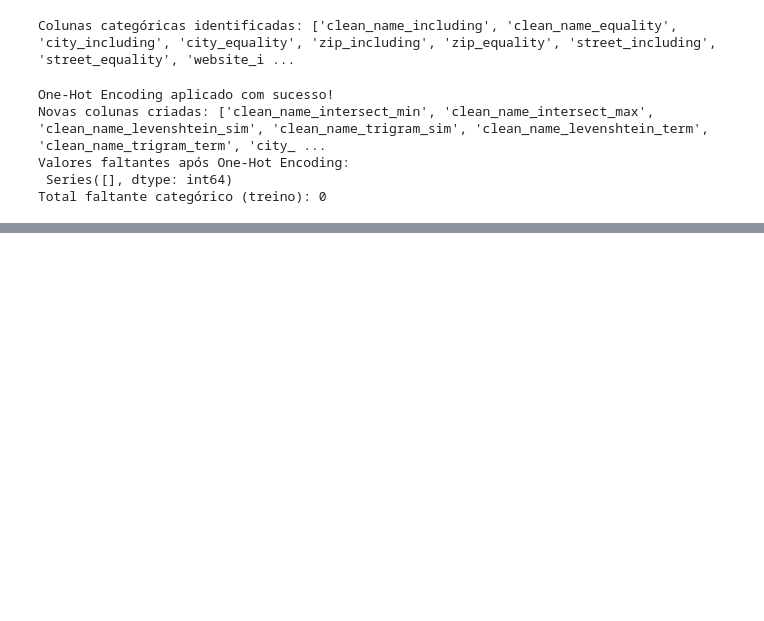
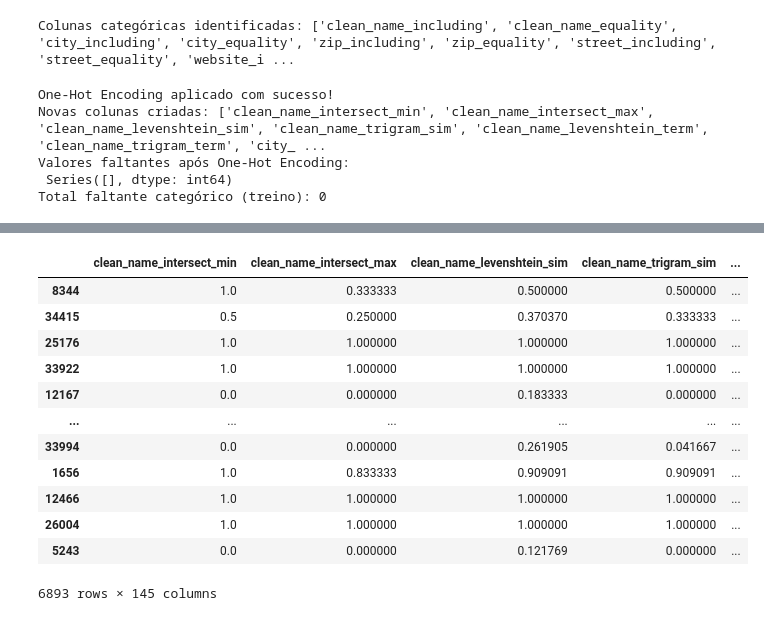
Before and after one commit to ianzin30/IF1014-Mining, a Jupyter notebook: exploratory.ipynb, the cells around one changed output, grey strips where cells are left out. Saved outputs shown, nothing was run; the diff lists cells and outputs as text; code cells hidden in the pictures; blank space fills up the shorter version.

```diff
--- a/exploratory.ipynb
+++ b/exploratory.ipynb
@@ -522,6 +520,10 @@ train_df = train_df.drop(columns=['id'], errors='ignore')
 # 2) Selecionar colunas numéricas e preencher valores faltantes com -1
 numeric_cols = train_df.select_dtypes(include=[np.number]).columns
 train_df[numeric_cols] = train_df[numeric_cols].fillna(-1)
+# %%
+# Replicar para o conjunto de teste ( não é um problema nesse caso também, pois não é estatístico)
+numeric_colunas = test_df.select_dtypes(include=[np.number]).columns
+test_df[numeric_colunas] = test_df[numeric_colunas].fillna(-1)
 # %%
 missing_numeric = train_df[numeric_cols].isnull().sum()
 print("Valores faltantes em colunas numéricas (treino):\n", missing_numeric)
@@ -556,6 +577,7 @@ cat_cols = train_df.select_dtypes(include=['category']).columns
 if len(cat_cols) > 0:
     # Aplicar One-Hot Encoding
     train_df = pd.get_dummies(train_df, columns=cat_cols, drop_first=True)
+    train_df = train_df.astype('float64')  # Garantir que os tipos são float
     print("One-Hot Encoding aplicado com sucesso!")
     print("Novas colunas criadas:", list(train_df.columns))
 else:
@@ -572,3 +594,24 @@ Novas colunas criadas: ['clean_name_intersect_min', 'clean_name_intersect_max',
 Valores faltantes após One-Hot Encoding:
  Series([], dtype: int64)
 Total faltante categórico (treino): 0
+# %%
+
+# Selecionar colunas categóricas corretamente (as que não são numéricas de fato)
+cat_cols_test = test_df.select_dtypes(include=['category']).columns
+
+# Garantir que há colunas categóricas antes de aplicar One-Hot Encoding
+if len(cat_cols_test) > 0:
+    # Aplicar One-Hot Encoding
+    # 4) Aplicar get_dummies no test_df
+    test_df = pd.get_dummies(test_df, columns=cat_cols_test, drop_first=True)
+    test_df = test_df.astype('float64')  # Garantir que os tipos são float
+    print("One-Hot Encoding aplicado com sucesso!")
+    test_df = test_df.reindex(columns=train_df.columns, fill_value=0)  # Garantir que as colunas são as mesmas
+else:
+    print("Nenhuma coluna categórica encontrada para One-Hot Encoding.")
+
+# Conferir se ainda há valores nulos após a transformação
+missing_data_cat = test_df.isnull().sum()
+total_missing_cat = missing_data_cat.sum()
+print("Valores faltantes após One-Hot Encoding:\n", missing_data_cat[missing_data_cat > 0])
+print("Total faltante categórico (teste):", total_missing_cat)
@@ -574,0 +630,3 @@ Total faltante categórico (treino): 0
+# %%
+X_train = train_df.drop('label', axis=1)
+X_test = test_df.drop('label', axis=1)
@@ -574,0 +681,16 @@ Total faltante categórico (treino): 0
+# %%
+X_test
+# %% [output]
+|  | clean_name_intersect_min | clean_name_intersect_max | clean_name_levenshtein_sim | clean_name_trigram_sim | ... |
+| 8344 | 1.0 | 0.333333 | 0.500000 | 0.500000 | ... |
+| 34415 | 0.5 | 0.250000 | 0.370370 | 0.333333 | ... |
+| 25176 | 1.0 | 1.000000 | 1.000000 | 1.000000 | ... |
+| 33922 | 1.0 | 1.000000 | 1.000000 | 1.000000 | ... |
+| 12167 | 0.0 | 0.000000 | 0.183333 | 0.000000 | ... |
+| ... | ... | ... | ... | ... | ... |
+| 33994 | 0.0 | 0.000000 | 0.261905 | 0.041667 | ... |
+| 1656 | 1.0 | 0.833333 | 0.909091 | 0.909091 | ... |
+| 12466 | 1.0 | 1.000000 | 1.000000 | 1.000000 | ... |
+| 26004 | 1.0 | 1.000000 | 1.000000 | 1.000000 | ... |
+| 5243 | 0.0 | 0.000000 | 0.121769 | 0.000000 | ... |
+6893 rows × 145 columns
```
Also changed, not shown: parts of 26 cells of this notebook, 2 other files.
